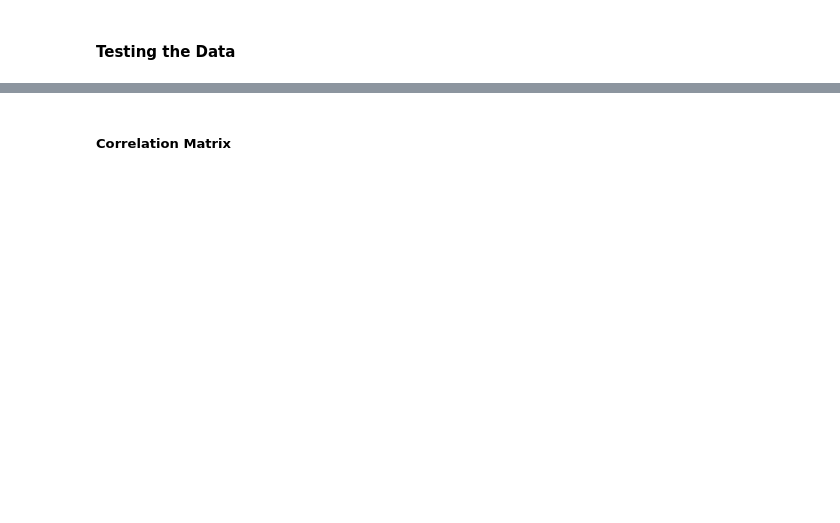
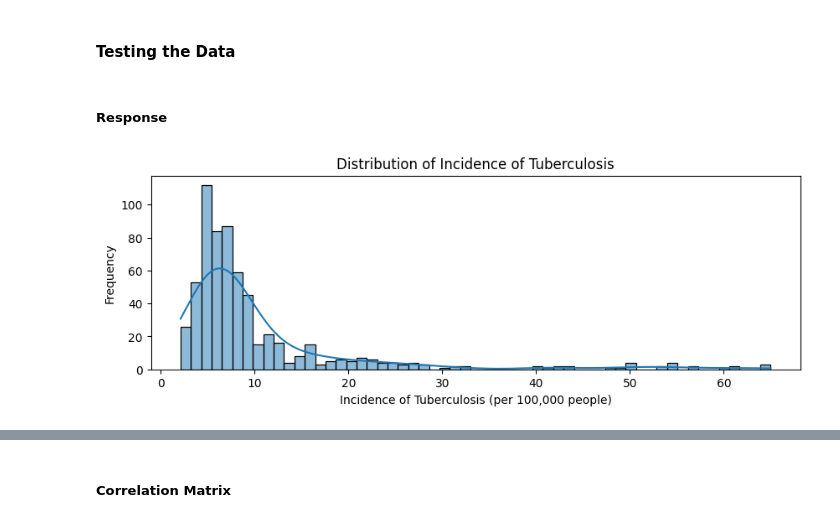
Before and after one commit to Gralerfics/SLDS_Project_OpenStudy, a Jupyter notebook: src/main.ipynb, the cells around one changed output, grey strips where cells are left out. Cells and saved outputs as stored; diff of their text form; code cells hidden in the pictures; blank space fills up the shorter version.

```diff
--- a/src/main.ipynb
+++ b/src/main.ipynb
@@ -167,2 +178,16 @@ mortality_f    0.949953     0.899631     1.000000
 # %% [markdown]
 #### Testing the Data
+# %% [markdown]
+##### Response
+# %%
+with warnings.catch_warnings():
+    warnings.simplefilter('ignore', category = Warning)
+
+    plt.figure(figsize = (10, 3))
+    sns.histplot(dataset_train['tuberculosis'], kde = True)
+    plt.title('Distribution of Incidence of Tuberculosis')
+    plt.xlabel('Incidence of Tuberculosis (per 100,000 people)')
+    plt.ylabel('Frequency')
+    plt.show()
+# %% [output]
+[figure, added]
```
Also changed, not shown: parts of 6 cells of this notebook, 9 other files.
